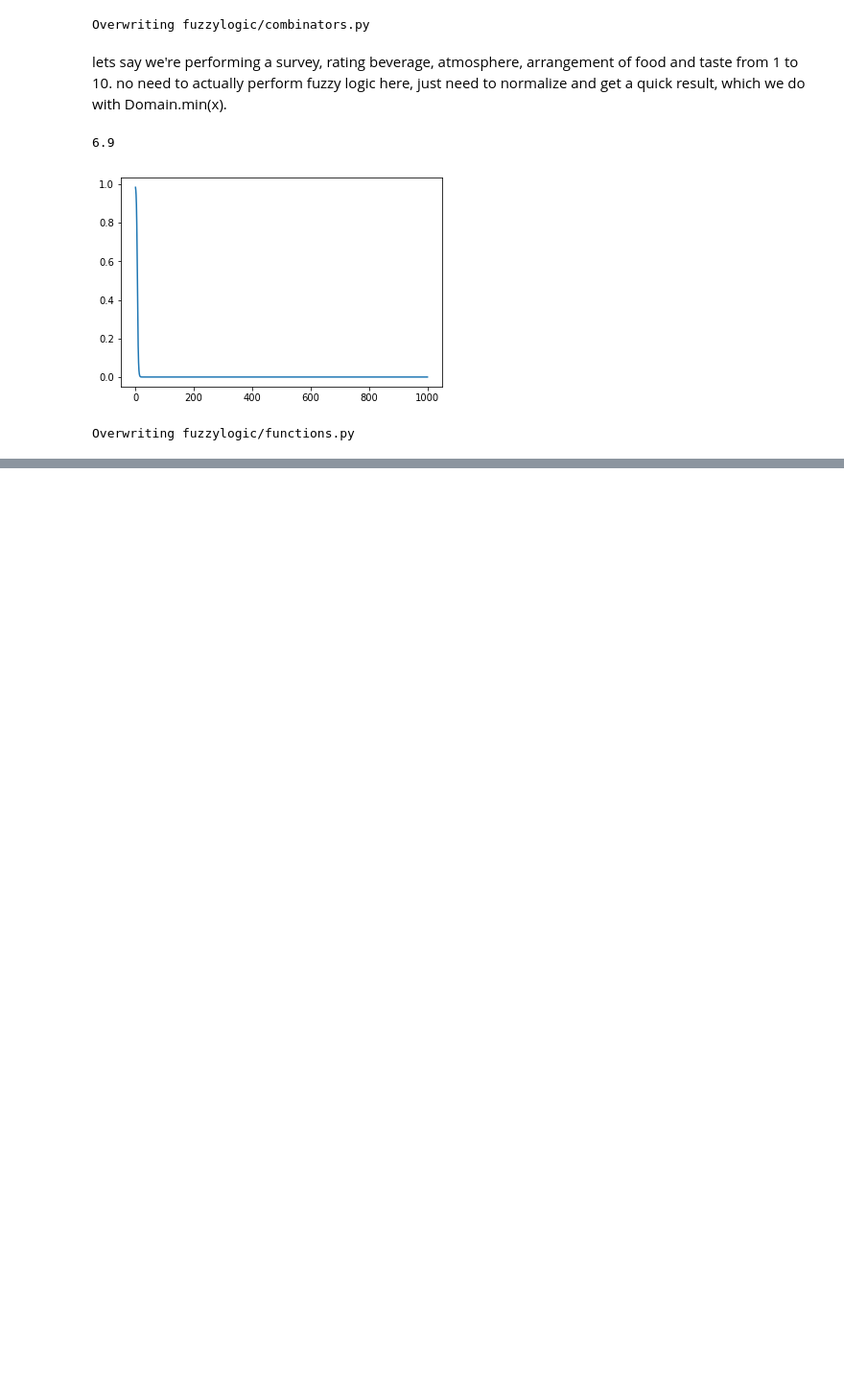
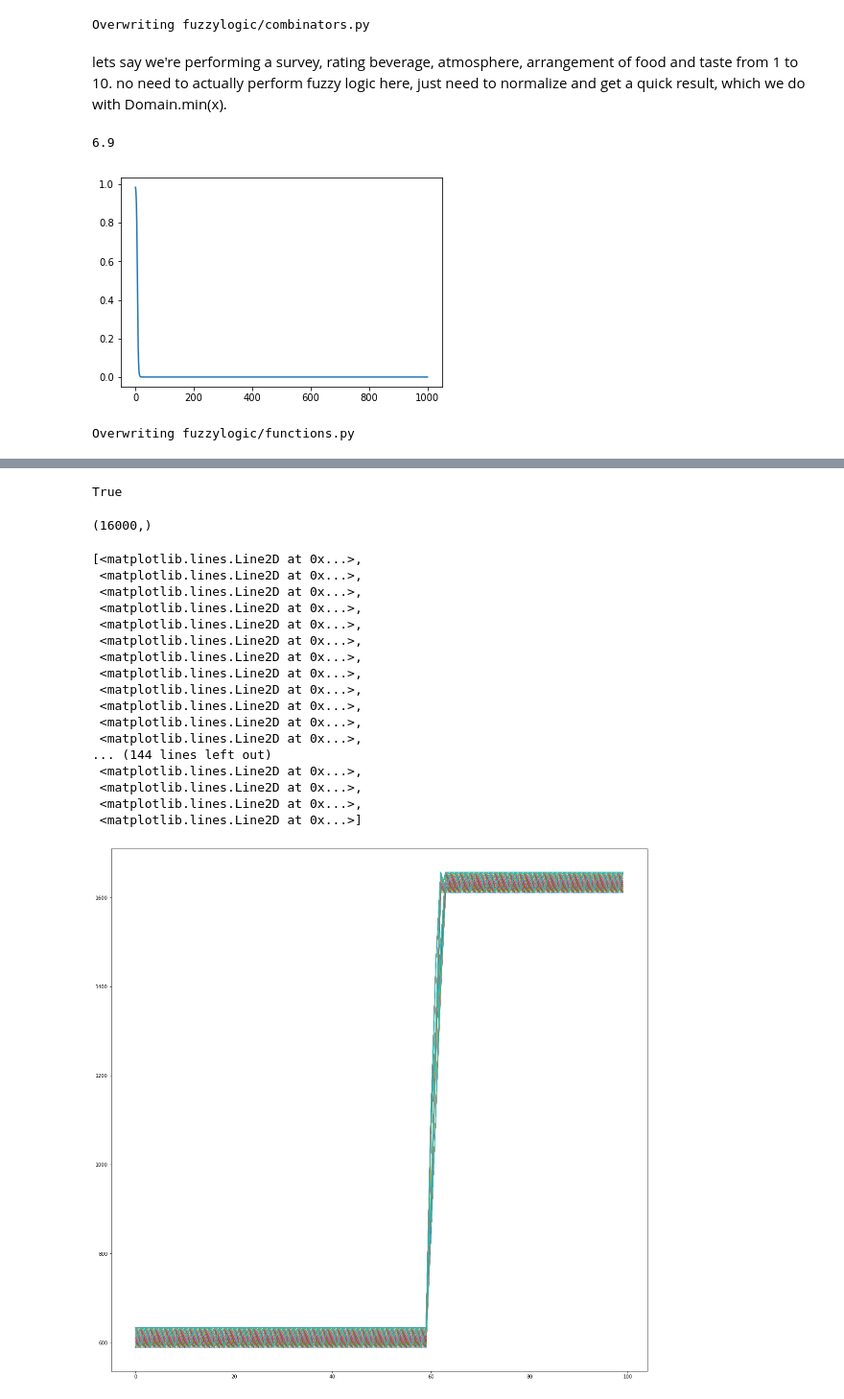
Before and after one commit to Python-Fuzzylogic/fuzzylogic, a Jupyter notebook: CODE fuzzy.ipynb, the cells around one changed output, grey strips where cells are left out. Shown at 96% size. Cells and saved outputs as stored; diff of their text form; code cells hidden in the pictures; blank space fills up the shorter version.

Commit message:
class Rule added, fixed many inconsistencies

```diff
--- a/CODE fuzzy.ipynb
+++ b/CODE fuzzy.ipynb
@@ -1303,0 +1359,35 @@ Overwriting fuzzylogic/functions.py
+# %%
+import classes, functions
+
+from hedges import very
+
+temp = classes.Domain("Temperature", -80, 80)
+hum = classes.Domain("Humidity", 0, 100)
+motor = classes.Domain("Speed", 0, 2000)
+
+temp.hot = functions.R(15,30)
+temp.cold = functions.S(0,20)
+
+hum.dry = functions.S(20,50)
+hum.wet = functions.R(40,70)
+
+motor.fast = functions.R(1000,1500)
+motor.slow = ~motor.fast
+motor.failsafe = functions.R(motor._low, motor._high)
+
+R1 = classes.Rule({(temp.hot, hum.dry): motor.fast})
+R2 = classes.Rule({(temp.cold, hum.dry): very(motor.slow)})
+R3 = classes.Rule({(temp.hot, hum.wet): very(motor.fast)})
+R4 = classes.Rule({(temp.cold, hum.wet): motor.slow})
+
+Rules = classes.Rule({(temp.hot, hum.dry): motor.fast,
+                      (temp.cold, hum.dry): very(motor.slow),
+                      (temp.hot, hum.wet): very(motor.fast),
+                      (temp.cold, hum.wet): motor.slow,
+                      })
+
+Rules == R1 | R2 | R3 | R4 == sum([R1, R2, R3, R4])
+# %% [output]
+True
+# %%
+res = [Rules(temp(t), hum(h)) for t in range(-80,80) for h in range(0,100)]
@@ -1303,0 +1396,29 @@ Overwriting fuzzylogic/functions.py
+# %%
+R = np.fromiter(res, float)
+# %%
+R.shape
+# %% [output]
+(16000,)
+# %%
+R = np.reshape(R, (100,160))
+# %%
+plot(R)
+# %% [output]
+[<matplotlib.lines.Line2D at 0x...>,
+ <matplotlib.lines.Line2D at 0x...>,
+ <matplotlib.lines.Line2D at 0x...>,
+ <matplotlib.lines.Line2D at 0x...>,
+ <matplotlib.lines.Line2D at 0x...>,
+ <matplotlib.lines.Line2D at 0x...>,
+ <matplotlib.lines.Line2D at 0x...>,
+ <matplotlib.lines.Line2D at 0x...>,
+ <matplotlib.lines.Line2D at 0x...>,
+ <matplotlib.lines.Line2D at 0x...>,
+ <matplotlib.lines.Line2D at 0x...>,
+ <matplotlib.lines.Line2D at 0x...>,
+... (144 lines left out)
+ <matplotlib.lines.Line2D at 0x...>,
+ <matplotlib.lines.Line2D at 0x...>,
+ <matplotlib.lines.Line2D at 0x...>,
+ <matplotlib.lines.Line2D at 0x...>]
+[figure, added]
```
Also changed, not shown: parts of 12 cells of this notebook, 6 other files.
